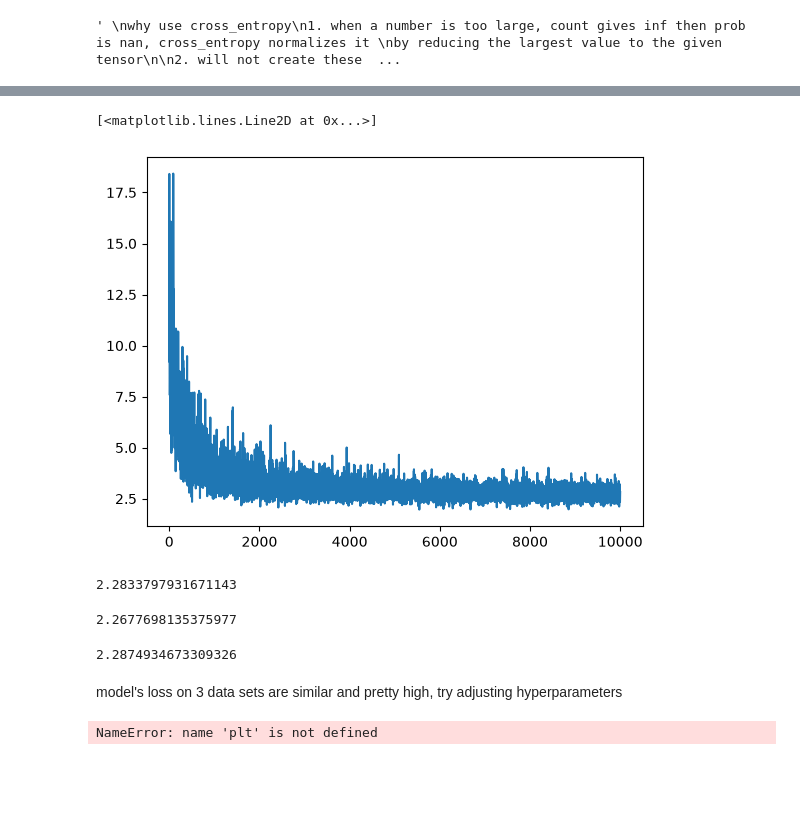
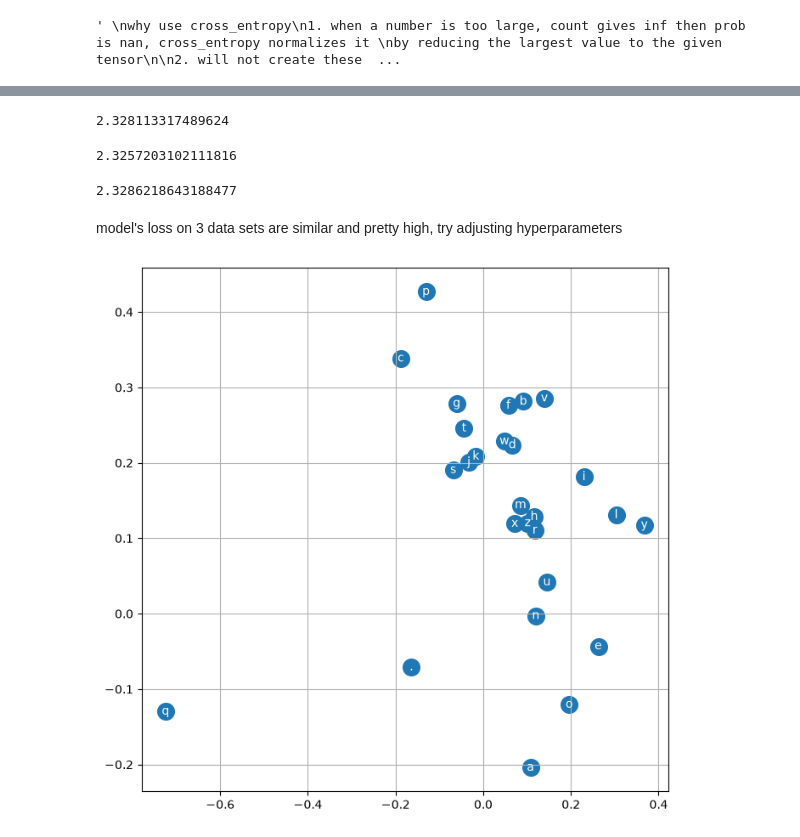
Before and after one commit to xueyulinn/makemore, a Jupyter notebook: src/makemore/build_makemore_mlp.ipynb, the cells around one changed output, grey strips where cells are left out. Cells and saved outputs as stored; diff of their text form; code cells hidden in the pictures; blank space fills up the shorter version.

Commit message:
remove notebook errors

```diff
--- a/src/makemore/build_makemore_mlp.ipynb
+++ b/src/makemore/build_makemore_mlp.ipynb
@@ -31,3 +29,9 @@ def build_dataset(words):
   xs = torch.tensor(xs)
   ys = torch.tensor(ys)
   return xs, ys
+# %%
+device = torch.device(
+  "cuda" if torch.cuda.is_available()
+  else ("mps" if torch.backends.mps.is_available() else "cpu")
+)
+device
@@ -35,8 +41,6 @@ def build_dataset(words):
 import random
 random.seed(42)
 random.shuffle(words)
-
-device = "cuda"
 
 tr = int(len(words) * 0.8)
 dev = int(len(words) * 0.9)
@@ -49,8 +53,8 @@ xdev, ydev = xdev.to(device), ydev.to(device)
 xtest, ytest = xtest.to(device), ytest.to(device)
 # %%
 g = torch.Generator(device = device).manual_seed(2147483647) # for reproducibility
-C = torch.randn(27, 9, requires_grad=True, generator=g, device = device)
-w1 = torch.randn(36, 300, requires_grad=True, generator=g, device = device)
+C = torch.randn(27, 5, requires_grad=True, generator=g, device = device)
+w1 = torch.randn(20, 300, requires_grad=True, generator=g, device = device)
 b1 = torch.randn(300, requires_grad=True, generator=g, device = device)
 w2 = torch.randn(300, 27, requires_grad=True, generator=g, device = device)
 b2 = torch.randn(27, requires_grad=True, generator=g, device = device)
@@ -96,7 +100,7 @@ stepi = []
 for i in range(200000):
   idx = torch.randint(0, xtr.shape[0], (32,), device=device)
   emb = C[xtr[idx]] # minibatch, only picks up 32
-  h = emb.view(-1,36) @ w1 + b1
+  h = emb.view(-1, w1.shape[0]) @ w1 + b1
   logits = h @ w2 + b2
   loss = F.cross_entropy(logits, ytr[idx])
 
@@ -110,7 +114,8 @@ for i in range(200000):
   lr = 0.1 if i < 100000 else 0.01
   for p in parameters:
     p.data += -lr * p.grad
-  # stepi.append(i)
+  stepi.append(i)
 
-  # print(loss.item())
-  # lossi.append(loss.item())
+  if i % 10000 == 0:
+    print(loss.item())
+  lossi.append(loss.item())
@@ -130,44 +160,40 @@ indices=tensor([ 1,  1,  0,  0,  0, 18,  0,  0,  1,  0,  0,  1,  5,  0,  0,  1,
 # %%
 # ys
-# %%
-plt.plot(stepi, lossi)
-# %% [output]
-[<matplotlib.lines.Line2D at 0x...>]
-[figure, removed]
 # %%
 # eval on training set
 emb = C[xtr]
-h = emb.view(-1,36) @ w1 + b1
+h = emb.view(-1, w1.shape[0]) @ w1 + b1
 logits = h @ w2 + b2
 loss = F.cross_entropy(logits, ytr)
 print(loss.item())
 # %% [output]
-2.2833797931671143
+2.328113317489624
 # %%
 # eval on dev set
 emb = C[xdev]
-h = emb.view(-1,36) @ w1 + b1
+h = emb.view(-1, w1.shape[0]) @ w1 + b1
 logits = h @ w2 + b2
 loss = F.cross_entropy(logits, ydev)
 print(loss.item())
 # %% [output]
-2.2677698135375977
+2.3257203102111816
 # %%
 # eval on test set
 emb = C[xtest]
-h = emb.view(-1,36) @ w1 + b1
+h = emb.view(-1, w1.shape[0]) @ w1 + b1
 logits = h @ w2 + b2
 loss = F.cross_entropy(logits, ytest)
 print(loss.item())
 # %% [output]
-2.2874934673309326
+2.3286218643188477
 # %% [markdown]
 model's loss on 3 data sets are similar and pretty high, try adjusting hyperparameters
 # %%
 plt.figure(figsize=(8,8))
+C = C.cpu()
 plt.scatter(C[:,0].data, C[:,1].data, s=200)
 for i in range(C.shape[0]):
     plt.text(C[i,0].item(), C[i,1].item(), itos[i], ha="center", va="center", color='white')
 plt.grid('minor')
 # %% [output]
-NameError: name 'plt' is not defined
+[figure, added]
```
Also changed, not shown: parts of 9 cells of this notebook, 1 other file.
